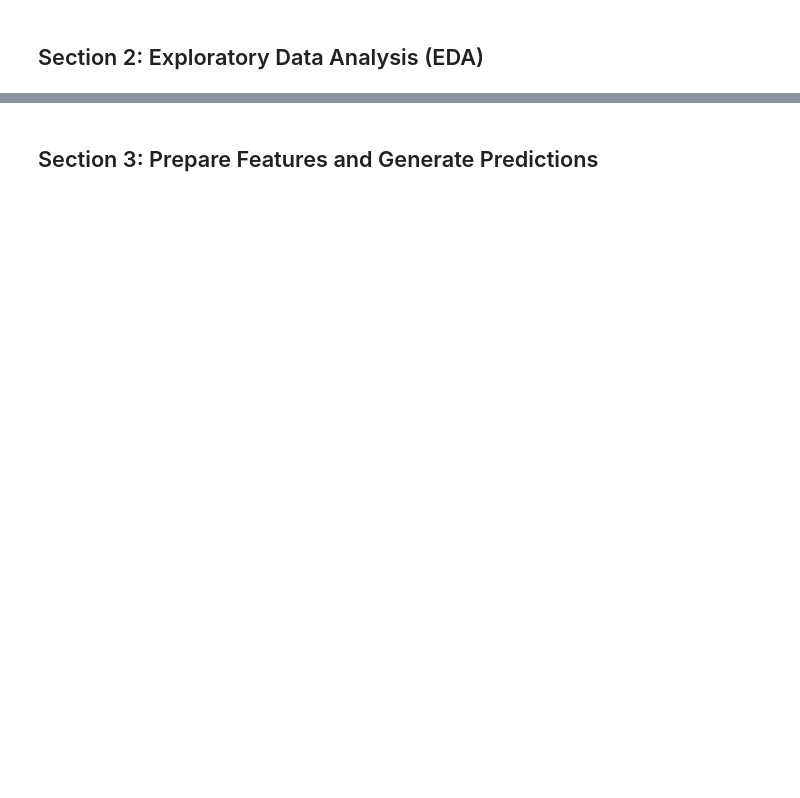
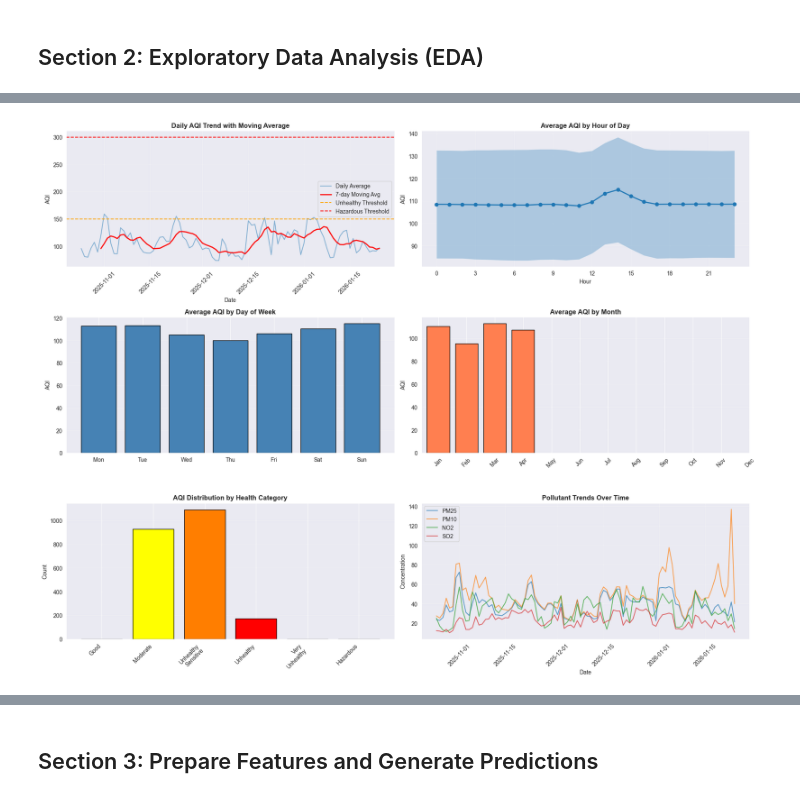
Before and after one commit to waniya-badar/aqi-karachi-predictor, a Jupyter notebook: notebooks/eda_and_explainability.ipynb, the cells around one changed output, grey strips where cells are left out. Saved outputs shown, nothing was run; the diff lists cells and outputs as text; code cells hidden in the pictures; blank space fills up the shorter version.

```diff
--- a/notebooks/eda_and_explainability.ipynb
+++ b/notebooks/eda_and_explainability.ipynb
@@ -223,0 +431,90 @@ plt.show()
+# %%
+# Advanced Trend Visualizations
+fig, axes = plt.subplots(3, 2, figsize=(18, 14))
+
+# 1. Daily AQI trend with moving average
+df_plot = df_sorted.copy()
+daily_aqi = df_plot.groupby('date_only')['aqi'].mean().reset_index()
+axes[0, 0].plot(daily_aqi['date_only'], daily_aqi['aqi'], alpha=0.5, label='Daily Average')
+axes[0, 0].plot(daily_aqi['date_only'], daily_aqi['aqi'].rolling(window=7).mean(),
+                color='red', linewidth=2, label='7-day Moving Avg')
+axes[0, 0].axhline(y=150, color='orange', linestyle='--', label='Unhealthy Threshold')
+axes[0, 0].axhline(y=300, color='red', linestyle='--', label='Hazardous Threshold')
+axes[0, 0].set_title('Daily AQI Trend with Moving Average', fontweight='bold', fontsize=12)
+axes[0, 0].set_xlabel('Date')
+axes[0, 0].set_ylabel('AQI')
+axes[0, 0].legend()
+axes[0, 0].tick_params(axis='x', rotation=45)
+axes[0, 0].grid(True, alpha=0.3)
+
+# 2. Hourly pattern (if available)
+if 'hour' in df_plot.columns:
+    hourly_pattern = df_plot.groupby('hour')['aqi'].agg(['mean', 'std']).reset_index()
+    axes[0, 1].plot(hourly_pattern['hour'], hourly_pattern['mean'], marker='o', linewidth=2)
+    axes[0, 1].fill_between(hourly_pattern['hour'],
+                             hourly_pattern['mean'] - hourly_pattern['std'],
+                             hourly_pattern['mean'] + hourly_pattern['std'],
+                             alpha=0.3)
+    axes[0, 1].set_title('Average AQI by Hour of Day', fontweight='bold', fontsize=12)
+    axes[0, 1].set_xlabel('Hour')
+    axes[0, 1].set_ylabel('AQI')
+    axes[0, 1].set_xticks(range(0, 24, 3))
+    axes[0, 1].grid(True, alpha=0.3)
+
+# 3. Day of week pattern
+if 'day_of_week' in df_plot.columns:
+    dow_pattern = df_plot.groupby('day_of_week')['aqi'].mean().reset_index()
+    dow_names = ['Mon', 'Tue', 'Wed', 'Thu', 'Fri', 'Sat', 'Sun']
+    axes[1, 0].bar(dow_names, dow_pattern['aqi'], color='steelblue', edgecolor='black')
+    axes[1, 0].set_title('Average AQI by Day of Week', fontweight='bold', fontsize=12)
+    axes[1, 0].set_ylabel('AQI')
+    axes[1, 0].grid(True, alpha=0.3, axis='y')
+
+# 4. Monthly pattern
+if 'month' in df_plot.columns:
+    monthly_pattern = df_plot.groupby('month')['aqi'].mean().reset_index()
+    month_names = ['Jan', 'Feb', 'Mar', 'Apr', 'May', 'Jun', 'Jul', 'Aug', 'Sep', 'Oct', 'Nov', 'Dec']
+    axes[1, 1].bar(range(1, len(monthly_pattern)+1), monthly_pattern['aqi'],
+                   color='coral', edgecolor='black')
+    axes[1, 1].set_title('Average AQI by Month', fontweight='bold', fontsize=12)
+    axes[1, 1].set_ylabel('AQI')
+    axes[1, 1].set_xticks(range(1, 13))
+    axes[1, 1].set_xticklabels([month_names[i-1] for i in range(1, 13)], rotation=45)
+    axes[1, 1].grid(True, alpha=0.3, axis='y')
+
+# 5. AQI distribution by category
+aqi_categories = pd.cut(df_plot['aqi'],
+                        bins=[0, 50, 100, 150, 200, 300, 500],
+                        labels=['Good', 'Moderate', 'Unhealthy\nSensitive',
+                                'Unhealthy', 'Very\nUnhealthy', 'Hazardous'])
+category_counts = aqi_categories.value_counts().sort_index()
+colors_cat = ['#00e400', '#ffff00', '#ff7e00', '#ff0000', '#8f3f97', '#7e0023']
+axes[2, 0].bar(range(len(category_counts)), category_counts.values,
+               color=colors_cat[:len(category_counts)], edgecolor='black')
+axes[2, 0].set_xticks(range(len(category_counts)))
+axes[2, 0].set_xticklabels(category_counts.index, rotation=45, ha='right')
+axes[2, 0].set_title('AQI Distribution by Health Category', fontweight='bold', fontsize=12)
+axes[2, 0].set_ylabel('Count')
+axes[2, 0].grid(True, alpha=0.3, axis='y')
+
+# 6. Pollutants trend (if available)
+available_pollutants = [p for p in ['pm25', 'pm10', 'no2', 'so2', 'co', 'o3'] if p in df_plot.columns]
+if available_pollutants:
+    for pollutant in available_pollutants[:4]:  # Plot first 4 pollutants
+        daily_poll = df_plot.groupby('date_only')[pollutant].mean().reset_index()
+        axes[2, 1].plot(daily_poll['date_only'], daily_poll[pollutant],
+                       label=pollutant.upper(), alpha=0.7)
+    axes[2, 1].set_title('Pollutant Trends Over Time', fontweight='bold', fontsize=12)
+    axes[2, 1].set_xlabel('Date')
+    axes[2, 1].set_ylabel('Concentration')
+    axes[2, 1].legend()
+    axes[2, 1].tick_params(axis='x', rotation=45)
+    axes[2, 1].grid(True, alpha=0.3)
+
+plt.tight_layout()
+plt.savefig('../notebooks/plots/comprehensive_trend_analysis.png', dpi=300, bbox_inches='tight')
+plt.show()
+
+print("✅ Comprehensive trend analysis plots saved!")
+# %% [output]
+[figure, added]
```
Also changed, not shown: parts of 14 cells of this notebook.
